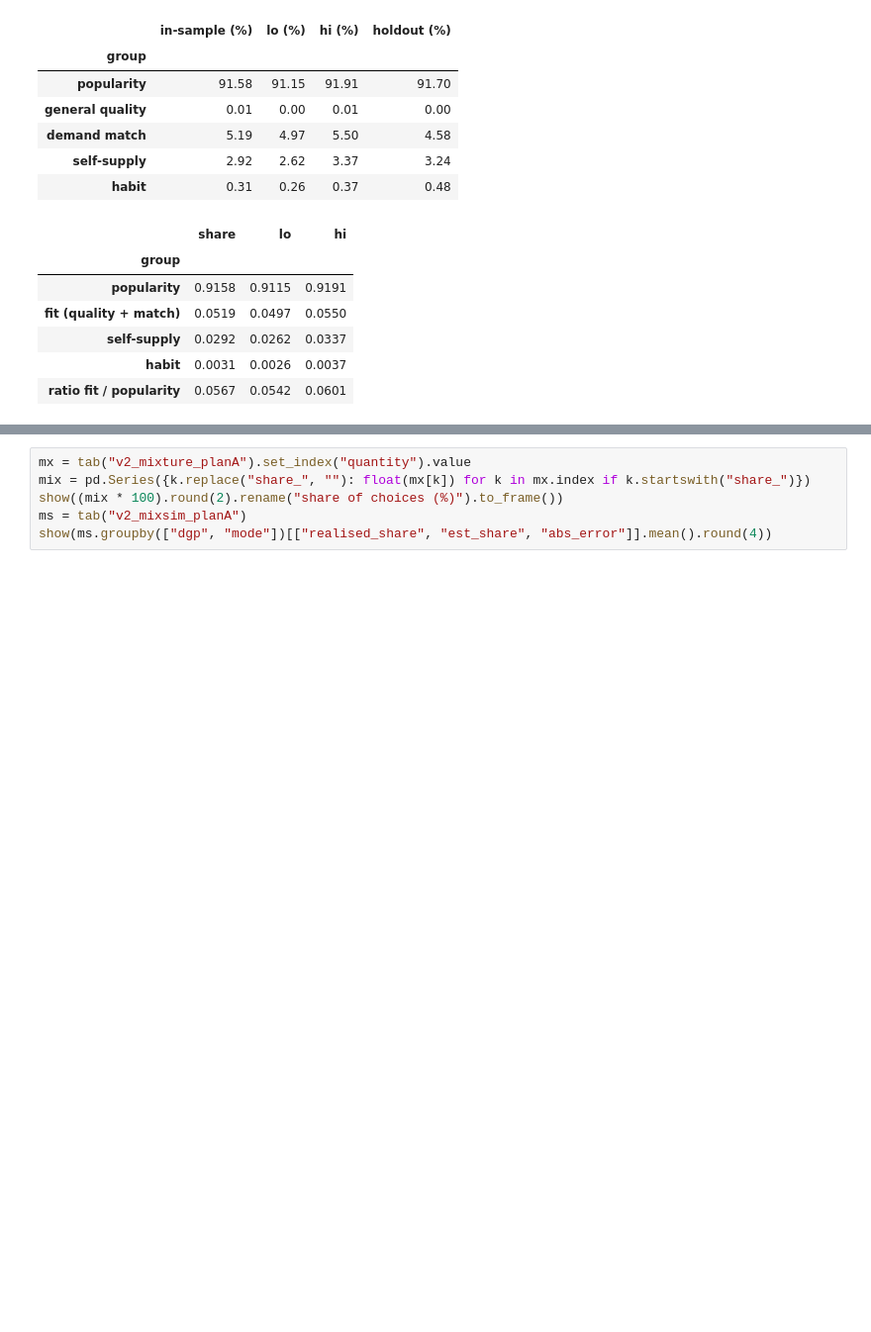
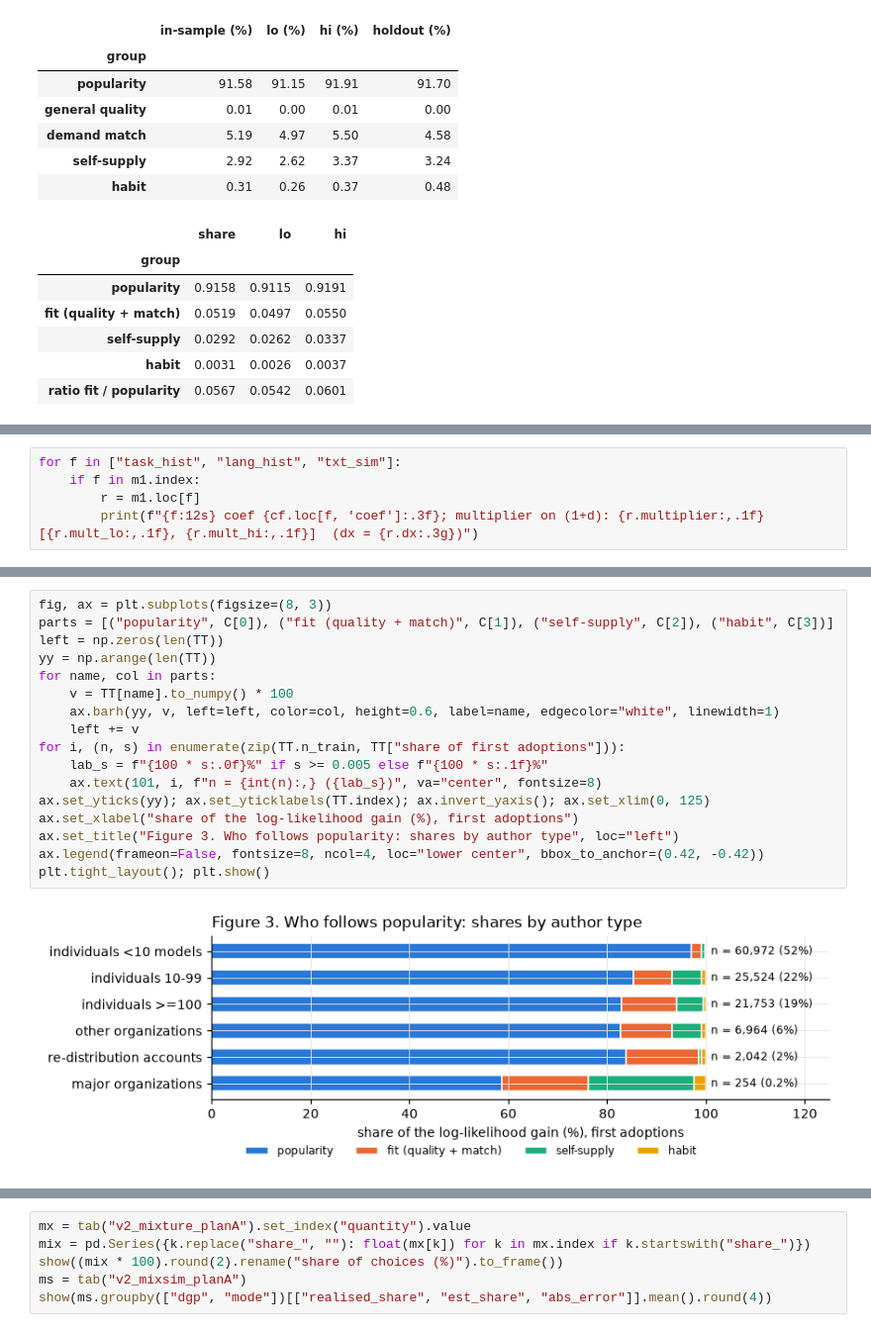
Before and after one commit to CaroVon/Model_Eco, a Jupyter notebook: notebooks/note4_results.ipynb, the cells around one changed output, grey strips where cells are left out. Shown at 99% size. Cells and saved outputs as stored; diff of their text form; blank space fills up the shorter version.

```diff
--- a/notebooks/note4_results.ipynb
+++ b/notebooks/note4_results.ipynb
@@ -169,0 +398,5 @@ Shapley 份额的单位是"似然增益"。审稿人可能会问："这是否等
+# %%
+for f in ["task_hist", "lang_hist", "txt_sim"]:
+    if f in m1.index:
+        r = m1.loc[f]
+        print(f"{f:12s} coef {cf.loc[f, 'coef']:.3f}; multiplier on (1+d): {r.multiplier:,.1f}  [{r.mult_lo:,.1f}, {r.mult_hi:,.1f}]  (dx = {r.dx:.3g})")
@@ -169,0 +548,19 @@ Shapley 份额的单位是"似然增益"。审稿人可能会问："这是否等
+# %%
+fig, ax = plt.subplots(figsize=(8, 3))
+parts = [("popularity", C[0]), ("fit (quality + match)", C[1]), ("self-supply", C[2]), ("habit", C[3])]
+left = np.zeros(len(TT))
+yy = np.arange(len(TT))
+for name, col in parts:
+    v = TT[name].to_numpy() * 100
+    ax.barh(yy, v, left=left, color=col, height=0.6, label=name, edgecolor="white", linewidth=1)
+    left += v
+for i, (n, s) in enumerate(zip(TT.n_train, TT["share of first adoptions"])):
+    lab_s = f"{100 * s:.0f}%" if s >= 0.005 else f"{100 * s:.1f}%"
+    ax.text(101, i, f"n = {int(n):,} ({lab_s})", va="center", fontsize=8)
+ax.set_yticks(yy); ax.set_yticklabels(TT.index); ax.invert_yaxis(); ax.set_xlim(0, 125)
+ax.set_xlabel("share of the log-likelihood gain (%), first adoptions")
+ax.set_title("Figure 3. Who follows popularity: shares by author type", loc="left")
+ax.legend(frameon=False, fontsize=8, ncol=4, loc="lower center", bbox_to_anchor=(0.42, -0.42))
+plt.tight_layout(); plt.show()
+# %% [output]
+[figure, added]
```
Also changed, not shown: parts of 106 cells of this notebook, 1 other file.
